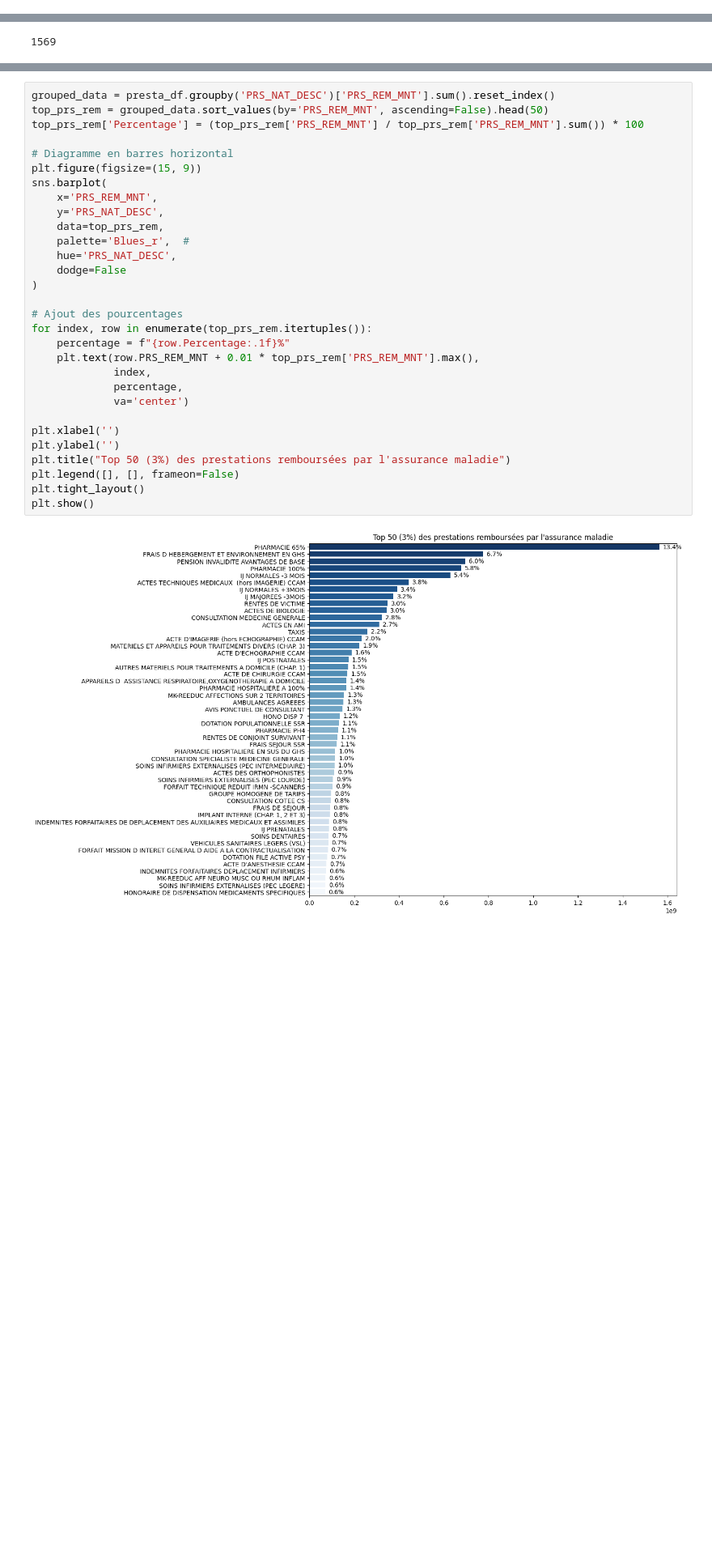
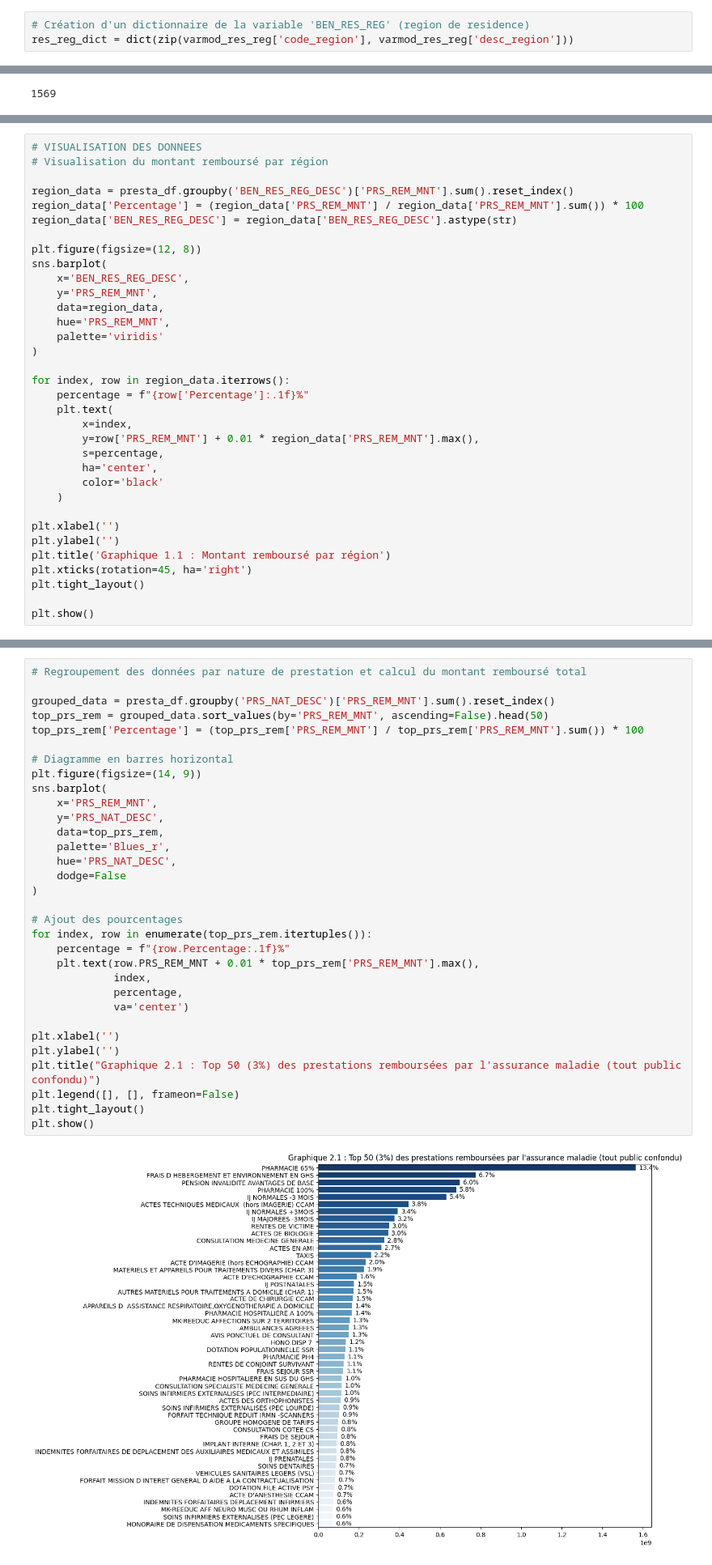
Before and after one commit to Gustiyn/Analyse-des-donn-es-de-la-CPAM, a Jupyter notebook: open_damir.ipynb, the cells around one changed output, grey strips where cells are left out. Shown at 81% size. Saved outputs shown, nothing was run; the diff lists cells and outputs as text; blank space fills up the shorter version.

```diff
--- a/open_damir.ipynb
+++ b/open_damir.ipynb
@@ -48,3 +68,6 @@ open_damir_data.head()
+# %%
+# Création d'un dictionnaire de la variable 'BEN_RES_REG' (region de residence)
+res_reg_dict = dict(zip(varmod_res_reg['code_region'], varmod_res_reg['desc_region']))
 # %%
 # Selection des descriptions de la variable 'PRS_NAT' (nature de prestation)
 # Selectionne les deux premières colonnes
@@ -93,0 +123,34 @@ presta_df.head()
+# %%
+# VISUALISATION DES DONNEES
+# Visualisation du montant remboursé par région
+
+region_data = presta_df.groupby('BEN_RES_REG_DESC')['PRS_REM_MNT'].sum().reset_index()
+region_data['Percentage'] = (region_data['PRS_REM_MNT'] / region_data['PRS_REM_MNT'].sum()) * 100
+region_data['BEN_RES_REG_DESC'] = region_data['BEN_RES_REG_DESC'].astype(str)
+
+plt.figure(figsize=(12, 8))
+sns.barplot(
+    x='BEN_RES_REG_DESC',
+    y='PRS_REM_MNT',
+    data=region_data,
+    hue='PRS_REM_MNT',
+    palette='viridis'
+)
+
+for index, row in region_data.iterrows():
+    percentage = f"{row['Percentage']:.1f}%"
+    plt.text(
+        x=index,
+        y=row['PRS_REM_MNT'] + 0.01 * region_data['PRS_REM_MNT'].max(),
+        s=percentage,
+        ha='center',
+        color='black'
+    )
+
+plt.xlabel('')
+plt.ylabel('')
+plt.title('Graphique 1.1 : Montant remboursé par région')
+plt.xticks(rotation=45, ha='right')
+plt.tight_layout()
+
+plt.show()
@@ -94,33 +223,35 @@ presta_df.head()
 # %%
+# Regroupement des données par nature de prestation et calcul du montant remboursé total
+
 grouped_data = presta_df.groupby('PRS_NAT_DESC')['PRS_REM_MNT'].sum().reset_index()
 top_prs_rem = grouped_data.sort_values(by='PRS_REM_MNT', ascending=False).head(50)
 top_prs_rem['Percentage'] = (top_prs_rem['PRS_REM_MNT'] / top_prs_rem['PRS_REM_MNT'].sum()) * 100
 
 # Diagramme en barres horizontal
-plt.figure(figsize=(15, 9))
+plt.figure(figsize=(14, 9))
 sns.barplot(
     x='PRS_REM_MNT',
     y='PRS_NAT_DESC',
     data=top_prs_rem,
-    palette='Blues_r',  #
+    palette='Blues_r',
     hue='PRS_NAT_DESC',
     dodge=False
 )
 
 # Ajout des pourcentages
 for index, row in enumerate(top_prs_rem.itertuples()):
     percentage = f"{row.Percentage:.1f}%"
     plt.text(row.PRS_REM_MNT + 0.01 * top_prs_rem['PRS_REM_MNT'].max(),
              index,
              percentage,
              va='center')
 
 plt.xlabel('')
 plt.ylabel('')
-plt.title("Top 50 (3%) des prestations remboursées par l'assurance maladie")
+plt.title("Graphique 2.1 : Top 50 (3%) des prestations remboursées par l'assurance maladie (tout public confondu)")
 plt.legend([], [], frameon=False)
 plt.tight_layout()
 plt.show()
 # %% [output]
-[figure, old version]
+[figure, new version]
 # %% [markdown]
```
Also changed, not shown: parts of 97 cells of this notebook.
